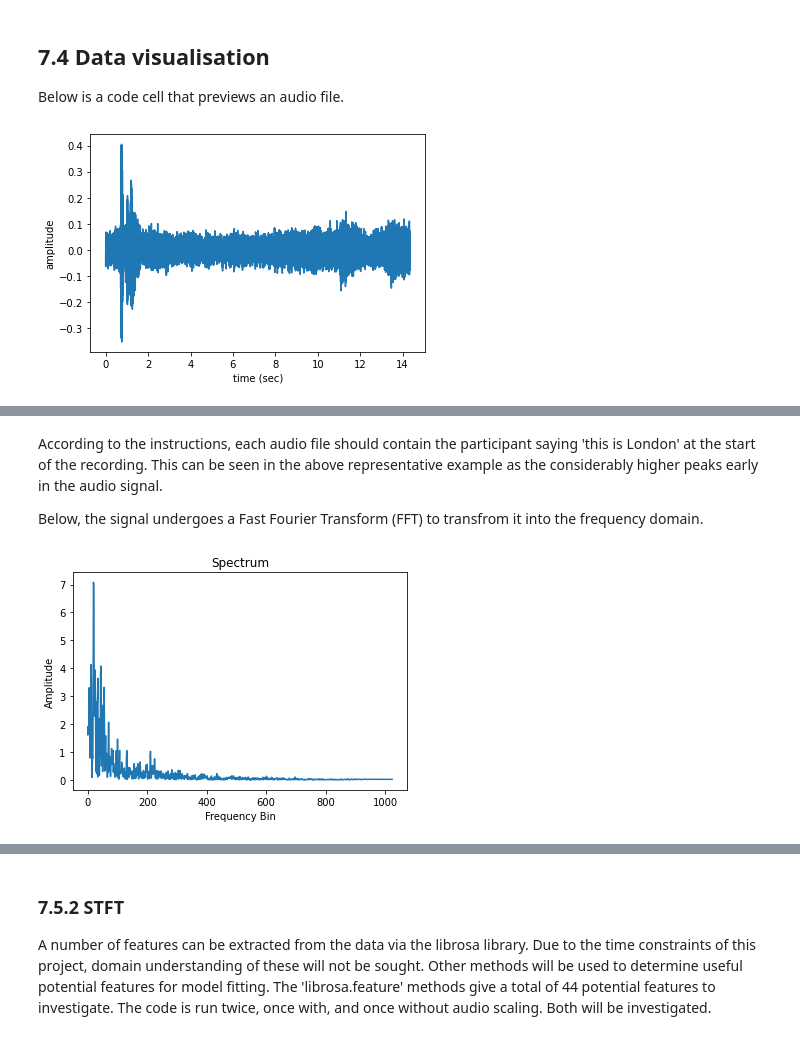
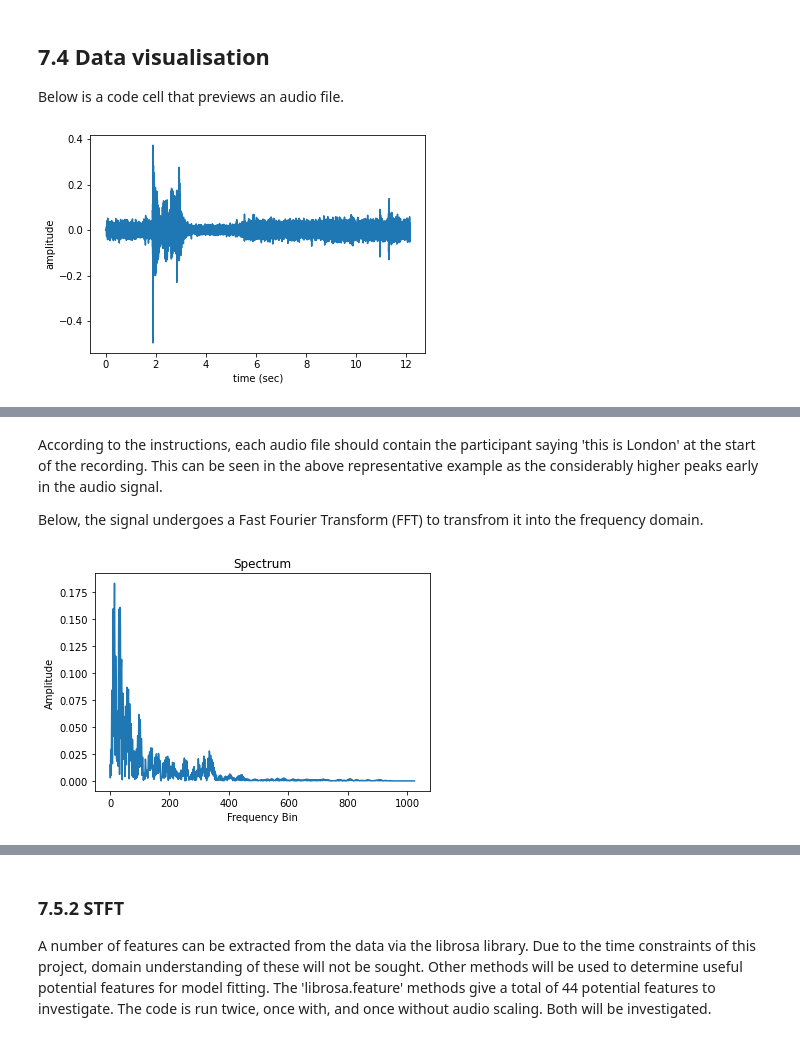
Before and after one commit to nanna273/MLEndLS_AB, a Jupyter notebook: ECS7020P_miniproject_advanced.ipynb, the cells around one changed output, grey strips where cells are left out. Drawn from its saved outputs; the diff is of its cells as text; code cells hidden in the pictures.

```diff
--- a/ECS7020P_miniproject_advanced.ipynb
+++ b/ECS7020P_miniproject_advanced.ipynb
@@ -333,18 +313,18 @@ files_a = [file for file in files
 
 Below is a code cell that previews an audio file.
 # %%
-n = 1
+n = 2
 fs = None # Sampling frequency
 fs = 22050
 x, fs = librosa.load(files_a[n],sr=fs)
 t = np.arange(len(x))/fs
 plt.plot(t,x)
 plt.xlabel('time (sec)')
 plt.ylabel('amplitude')
 plt.show()
 display(ipd.Audio(files_a[n]))
 # %% [output]
-[figure, old version]
+[figure, new version]
 [interactive output not drawn]
 # %% [markdown]
 According to the instructions, each audio file should contain the participant saying 'this is London' at the start of the recording. This can be seen in the above representative example as the considerably higher peaks early in the audio signal.
@@ -359,4 +339,4 @@ plt.xlabel('Frequency Bin')
 plt.ylabel('Amplitude')
 plt.show()
 # %% [output]
-[figure, old version]
+[figure, new version]
```
Also changed, not shown: parts of 49 cells of this notebook.
